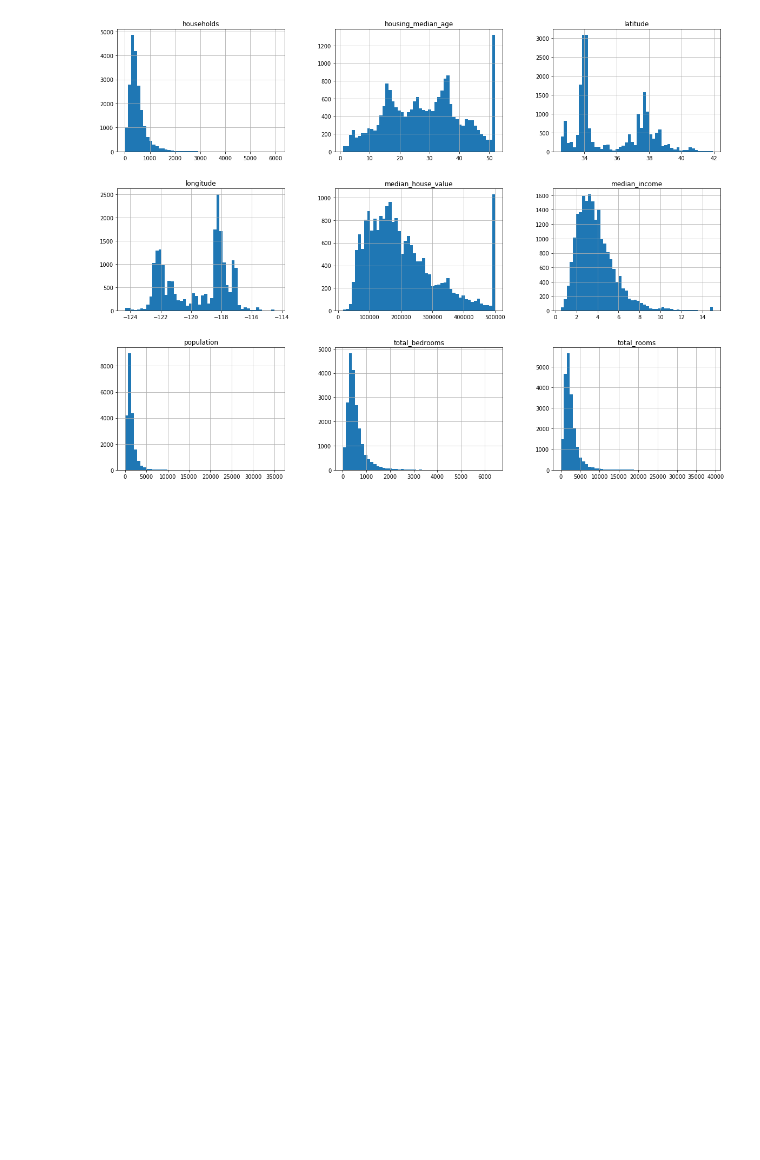
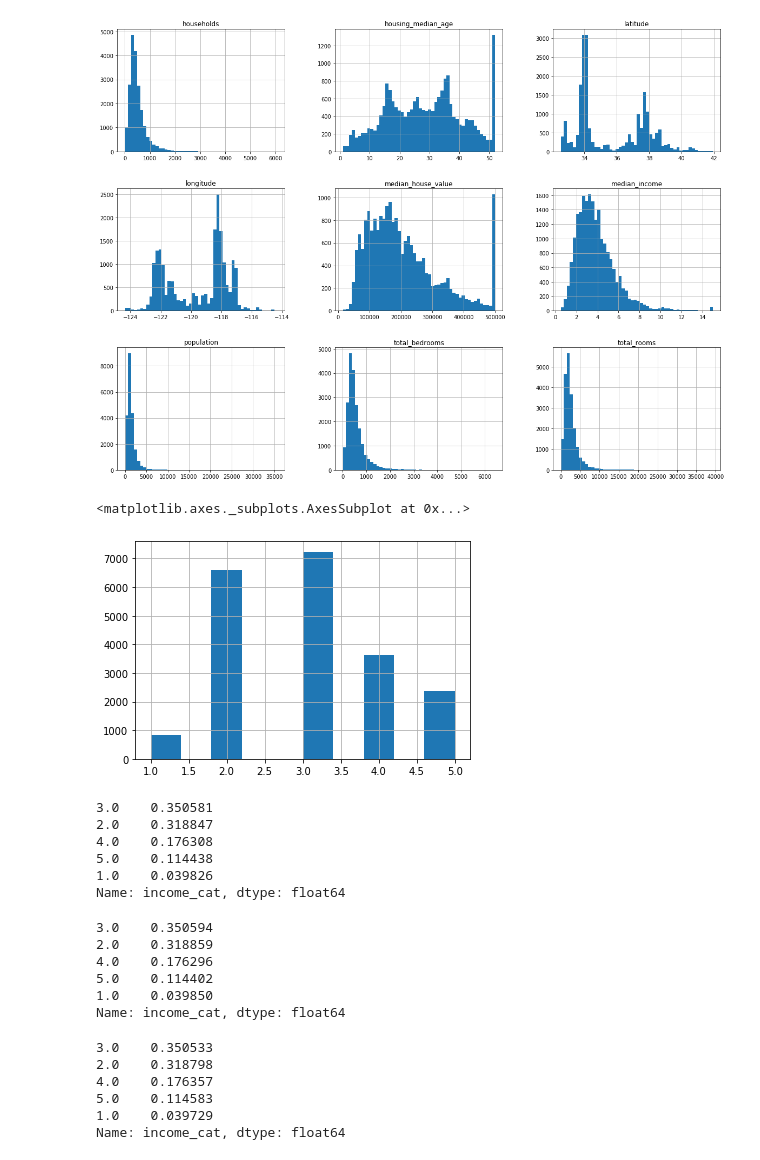
Before and after one commit to MertYakupBaykan/MachineLearningProjects, a Jupyter notebook: Housing.ipynb, the cells around one changed output. Saved outputs shown, nothing was run; the diff lists cells and outputs as text; code cells hidden in the pictures; blank space fills up the shorter version.

Commit message:
Discovered and Visualized data to gain Insights

```diff
--- a/Housing.ipynb
+++ b/Housing.ipynb
@@ -101,0 +106,9 @@ plt.show()
+# %%
+import numpy as np
+housing["income_cat"]=np.ceil(housing["median_income"]/1.5)
+housing["income_cat"].where(housing["income_cat"] < 5,5.0,inplace=True)
+# %%
+housing["income_cat"].hist()
+# %% [output]
+<matplotlib.axes._subplots.AxesSubplot at 0x...>
+[figure, added]
@@ -101,0 +122,29 @@ plt.show()
+# %%
+housing["income_cat"].value_counts()/ len(housing)
+# %% [output]
+3.0    0.350581
+2.0    0.318847
+4.0    0.176308
+5.0    0.114438
+1.0    0.039826
+Name: income_cat, dtype: float64
+# %%
+#Values are similar to the original set indicating a very low sampling bias.
+strat_train_set["income_cat"].value_counts() / len(strat_train_set)
+# %% [output]
+3.0    0.350594
+2.0    0.318859
+4.0    0.176296
+5.0    0.114402
+1.0    0.039850
+Name: income_cat, dtype: float64
+# %%
+#Test set has similar values with the train set indicating a statified-sampling.
+strat_test_set["income_cat"].value_counts() / len(strat_test_set)
+# %% [output]
+3.0    0.350533
+2.0    0.318798
+4.0    0.176357
+5.0    0.114583
+1.0    0.039729
+Name: income_cat, dtype: float64
```
Also changed, not shown: parts of 11 cells of this notebook.
